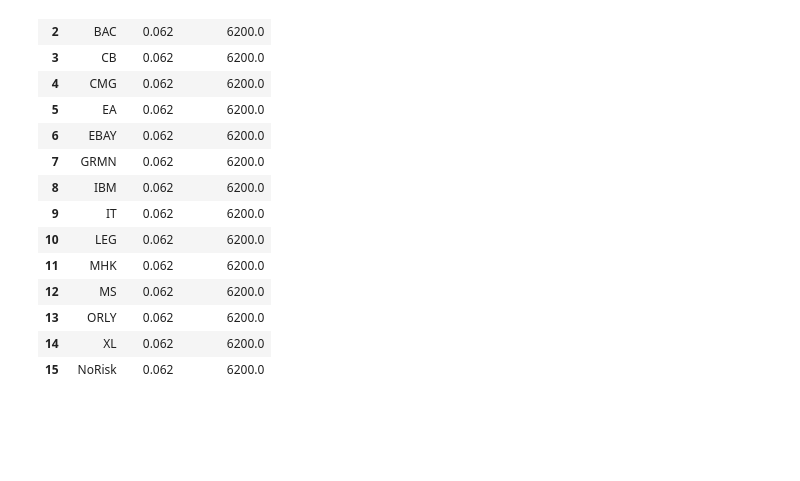
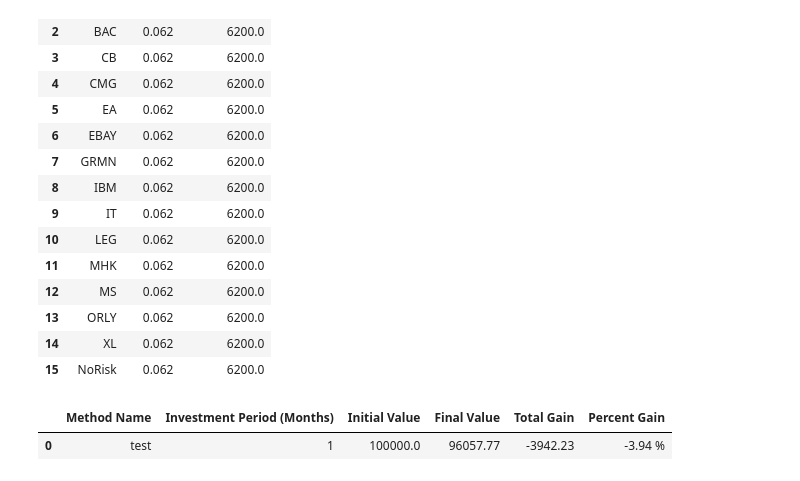
Before and after one commit to khalilvandian/portfolio_management, a Jupyter notebook: analysis_lstms.ipynb, the cells around one changed output. Drawn from its saved outputs; the diff is of its cells as text; code cells hidden in the pictures; blank space fills up the shorter version.

```diff
--- a/analysis_lstms.ipynb
+++ b/analysis_lstms.ipynb
@@ -181,6 +179,23 @@ investment_strategy
 | 13 | ORLY | 0.062 | 6200.0 |
 | 14 | XL | 0.062 | 6200.0 |
 | 15 | NoRisk | 0.062 | 6200.0 |
+# %%
+all_results = {
+    "Method Name": "test",
+    "Investment Period (Months)": int(1),
+    "Initial Value": 100000.00,
+    "Final Value": 96057.77,
+    "Total Gain": -3942.23,
+    "Percent Gain": "-3.94 %"
+}
+
+periods = ['2025-01-01', '2025-02-01', '2025-03-01', '2025-04-01', '2025-05-01', '2025-06-01']
+all_results = pd.DataFrame([all_results])
+all_results["Investment Period (Months)"] = all_results["Investment Period (Months)"].astype(int)
+all_results
+# %% [output]
+|  | Method Name | Investment Period (Months) | Initial Value | Final Value | Total Gain | Percent Gain |
+| 0 | test | 1 | 100000.0 | 96057.77 | -3942.23 | -3.94 % |
 # %%
 import os
 import pandas as pd
```
Also changed, not shown: parts of 4 cells of this notebook, 1 other file.
